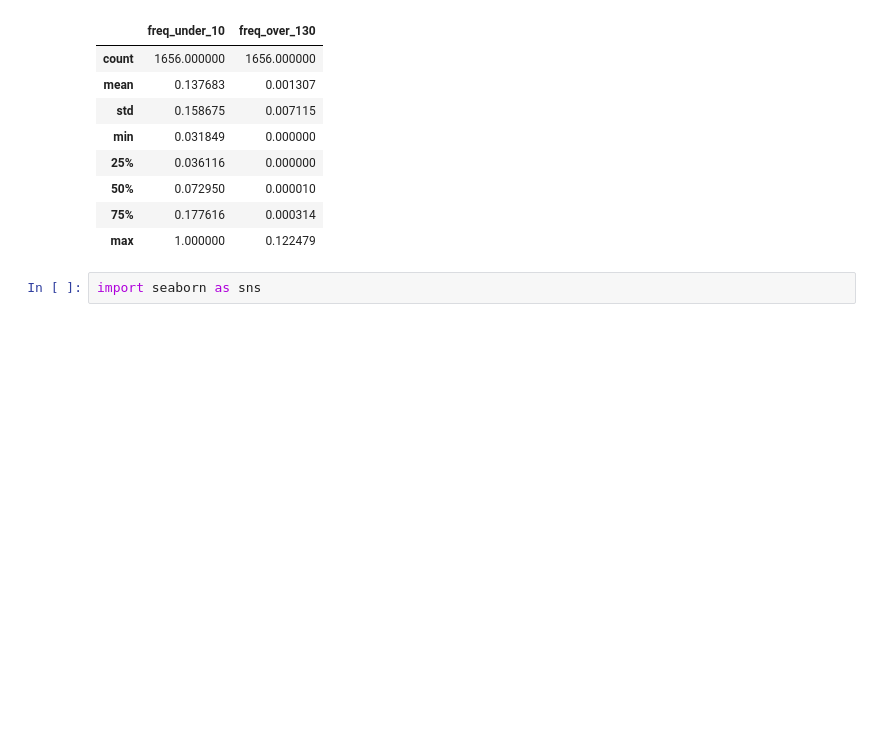
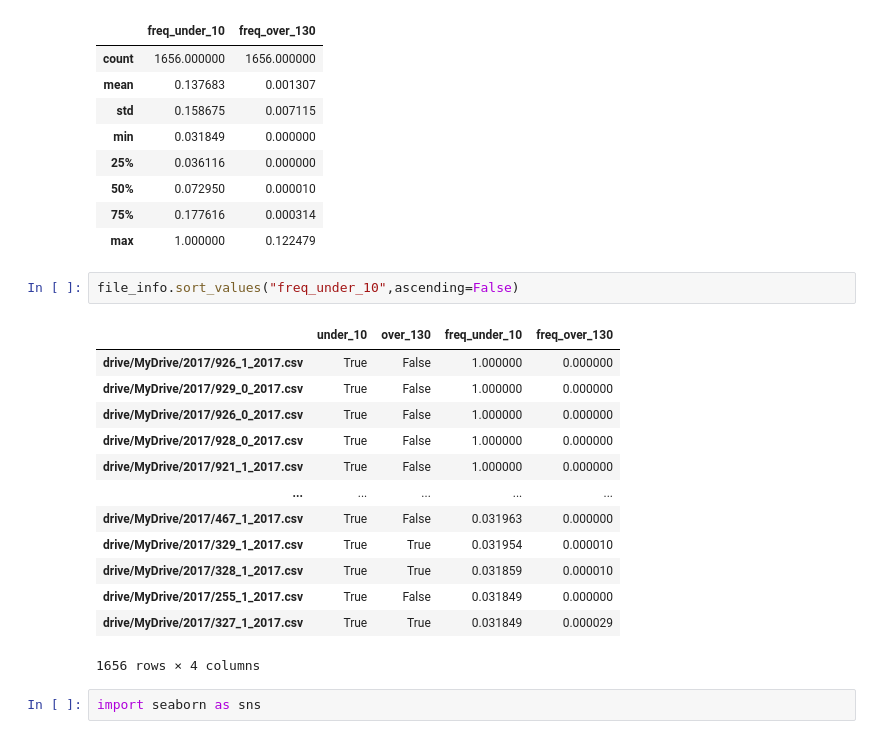
Before and after one commit to u-t-k-a-n/Detection-of-Similar-Points-in-Traffic-Characteristics, a Jupyter notebook: Ara_Proje.ipynb, the cells around one changed output. Saved outputs shown, nothing was run; the diff lists cells and outputs as text; blank space fills up the shorter version.

```diff
--- a/Ara_Proje.ipynb
+++ b/Ara_Proje.ipynb
@@ -101,6 +83,22 @@ file_info.describe()
 | 50% | 0.072950 | 0.000010 |
 | 75% | 0.177616 | 0.000314 |
 | max | 1.000000 | 0.122479 |
+# %%
+file_info.sort_values("freq_under_10",ascending=False)
+# %% [output]
+|  | under_10 | over_130 | freq_under_10 | freq_over_130 |
+| drive/MyDrive/2017/926_1_2017.csv | True | False | 1.000000 | 0.000000 |
+| drive/MyDrive/2017/929_0_2017.csv | True | False | 1.000000 | 0.000000 |
+| drive/MyDrive/2017/926_0_2017.csv | True | False | 1.000000 | 0.000000 |
+| drive/MyDrive/2017/928_0_2017.csv | True | False | 1.000000 | 0.000000 |
+| drive/MyDrive/2017/921_1_2017.csv | True | False | 1.000000 | 0.000000 |
+| ... | ... | ... | ... | ... |
+| drive/MyDrive/2017/467_1_2017.csv | True | False | 0.031963 | 0.000000 |
+| drive/MyDrive/2017/329_1_2017.csv | True | True | 0.031954 | 0.000010 |
+| drive/MyDrive/2017/328_1_2017.csv | True | True | 0.031859 | 0.000010 |
+| drive/MyDrive/2017/255_1_2017.csv | True | False | 0.031849 | 0.000000 |
+| drive/MyDrive/2017/327_1_2017.csv | True | True | 0.031849 | 0.000029 |
+1656 rows × 4 columns
 # %%
 import seaborn as sns
 # %%
```
Also changed, not shown: parts of 1 cell of this notebook.
